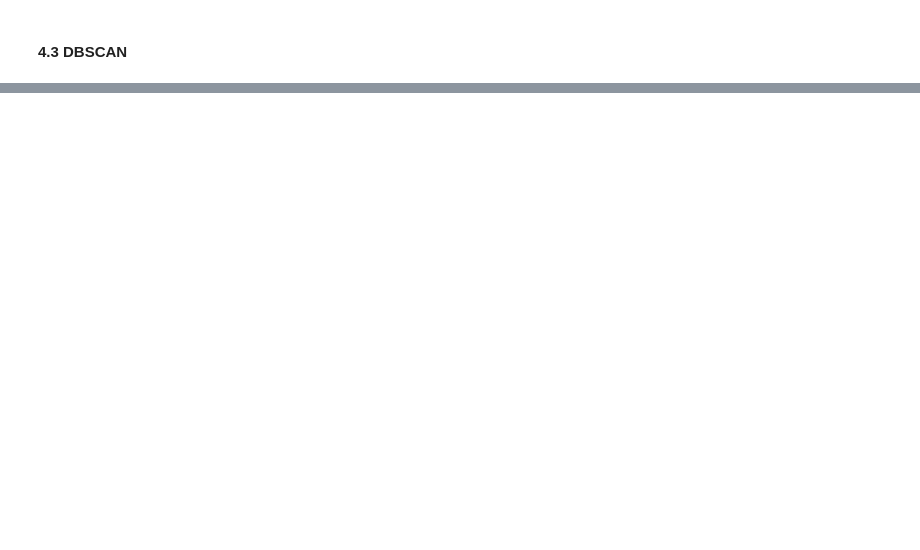
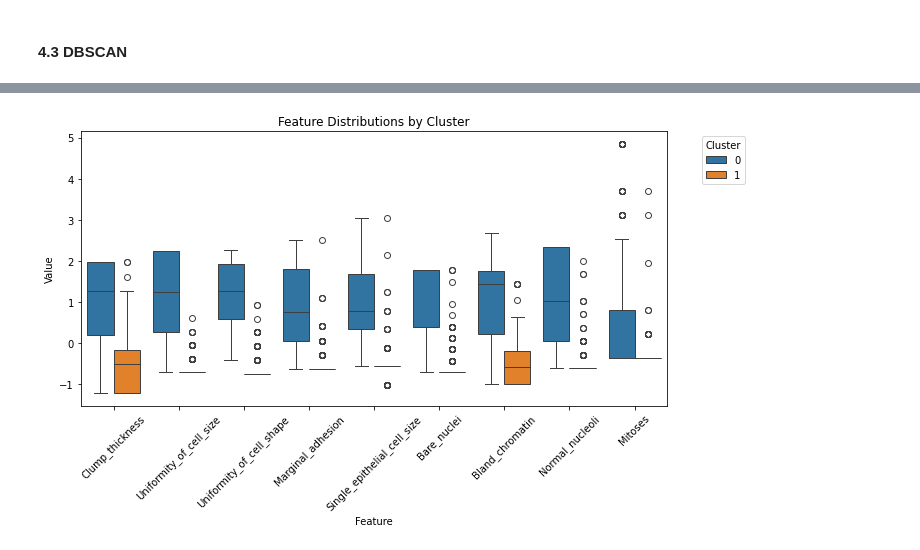
Before and after one commit to alvin-98/MLiS_Term_Project, a Jupyter notebook: ournotebook.ipynb, the cells around one changed output, grey strips where cells are left out. Drawn from its saved outputs; the diff is of its cells as text; code cells hidden in the pictures; blank space fills up the shorter version.

```diff
--- a/ournotebook.ipynb
+++ b/ournotebook.ipynb
@@ -539,0 +848,5 @@ plt.show()
+# %%
+
+visualize_cluster_distributions(X_scaled, kmeans.labels_, feature_names, plot_type='box')
+# %% [output]
+[figure, added]
```
Also changed, not shown: parts of 22 cells of this notebook, 1 other file.
